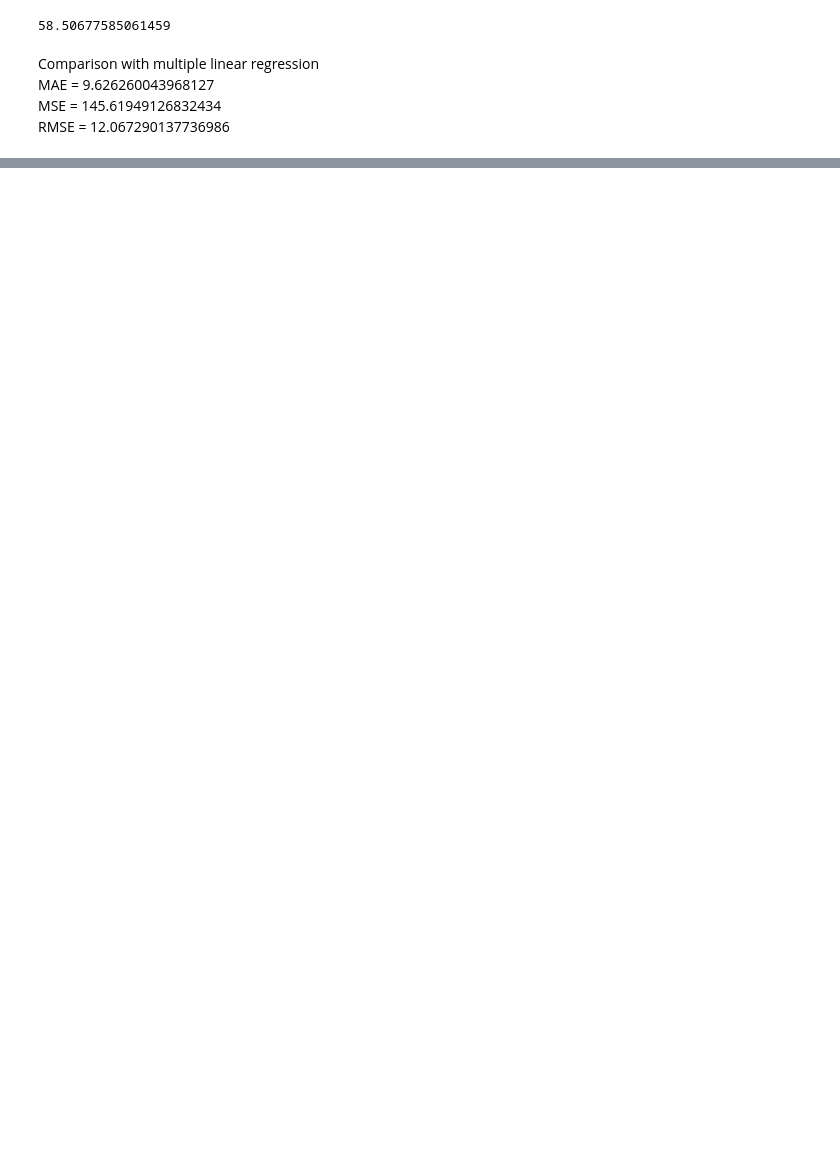
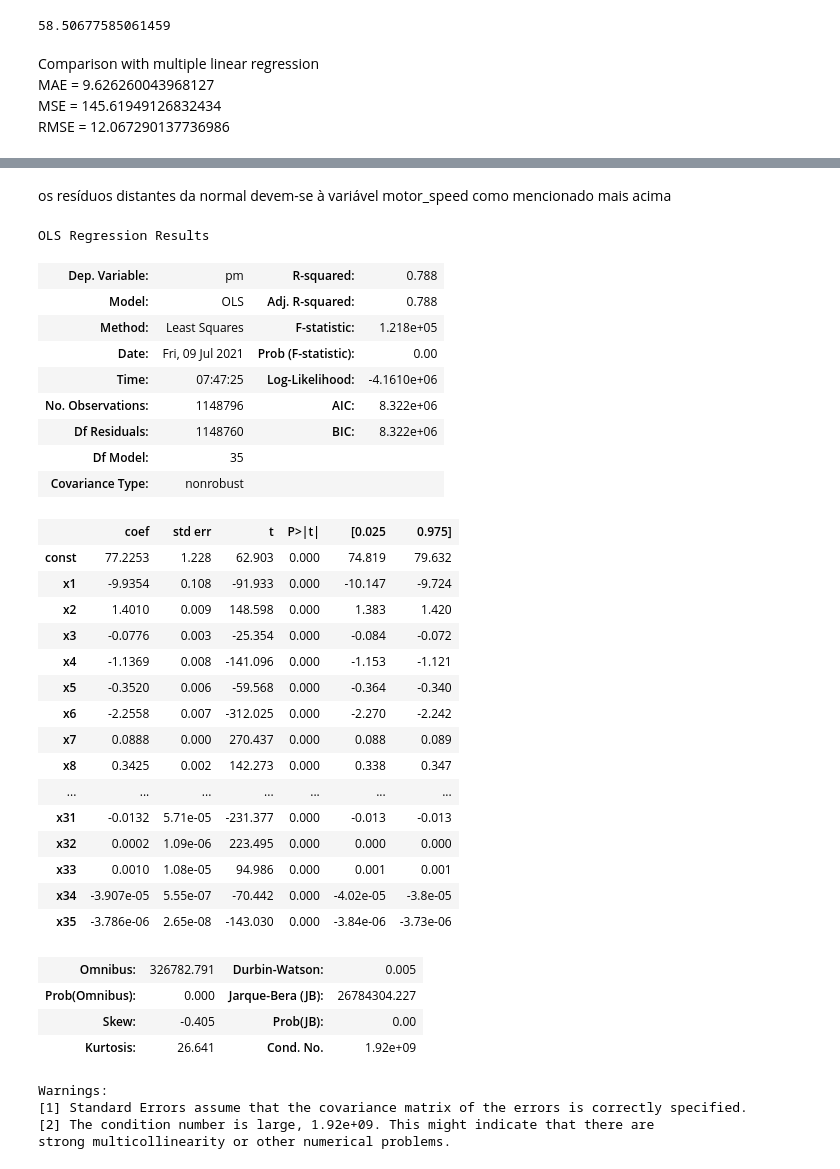
Before and after one commit to EliseuODaniel/Analise_temperatura_motor_eletrico, a Jupyter notebook: analise_3_Polynomial_Regressionl.ipynb, the cells around one changed output, grey strips where cells are left out. Drawn from its saved outputs; the diff is of its cells as text; code cells hidden in the pictures; blank space fills up the shorter version.

```diff
--- a/analise_3_Polynomial_Regressionl.ipynb
+++ b/analise_3_Polynomial_Regressionl.ipynb
@@ -143,0 +146,42 @@ _ = sp.stats.probplot(test_res,plot=ax)
+# %% [markdown]
+os resíduos distantes da normal devem-se à variável motor_speed como mencionado mais acima
+# %%
+import statsmodels.api as sm
+X_train_const = sm.add_constant(X_train_poly_features)
+lin_reg = sm.OLS(y_train,X_train_const).fit()
+lin_reg.summary()
+# %% [output]
+OLS Regression Results
+| Dep. Variable: | pm | R-squared: | 0.788 |
+| Model: | OLS | Adj. R-squared: | 0.788 |
+| Method: | Least Squares | F-statistic: | 1.218e+05 |
+| Date: | Fri, 09 Jul 2021 | Prob (F-statistic): | 0.00 |
+| Time: | 07:47:25 | Log-Likelihood: | -4.1610e+06 |
+| No. Observations: | 1148796 | AIC: | 8.322e+06 |
+| Df Residuals: | 1148760 | BIC: | 8.322e+06 |
+| Df Model: | 35 |  |  |
+| Covariance Type: | nonrobust |  |  |
+|  | coef | std err | t | P>|t| | [0.025 | 0.975] |
+| const | 77.2253 | 1.228 | 62.903 | 0.000 | 74.819 | 79.632 |
+| x1 | -9.9354 | 0.108 | -91.933 | 0.000 | -10.147 | -9.724 |
+| x2 | 1.4010 | 0.009 | 148.598 | 0.000 | 1.383 | 1.420 |
+| x3 | -0.0776 | 0.003 | -25.354 | 0.000 | -0.084 | -0.072 |
+| x4 | -1.1369 | 0.008 | -141.096 | 0.000 | -1.153 | -1.121 |
+| x5 | -0.3520 | 0.006 | -59.568 | 0.000 | -0.364 | -0.340 |
+| x6 | -2.2558 | 0.007 | -312.025 | 0.000 | -2.270 | -2.242 |
+| x7 | 0.0888 | 0.000 | 270.437 | 0.000 | 0.088 | 0.089 |
+| x8 | 0.3425 | 0.002 | 142.273 | 0.000 | 0.338 | 0.347 |
+| ... | ... | ... | ... | ... | ... | ... |
+| x31 | -0.0132 | 5.71e-05 | -231.377 | 0.000 | -0.013 | -0.013 |
+| x32 | 0.0002 | 1.09e-06 | 223.495 | 0.000 | 0.000 | 0.000 |
+| x33 | 0.0010 | 1.08e-05 | 94.986 | 0.000 | 0.001 | 0.001 |
+| x34 | -3.907e-05 | 5.55e-07 | -70.442 | 0.000 | -4.02e-05 | -3.8e-05 |
+| x35 | -3.786e-06 | 2.65e-08 | -143.030 | 0.000 | -3.84e-06 | -3.73e-06 |
+| Omnibus: | 326782.791 | Durbin-Watson: | 0.005 |
+| Prob(Omnibus): | 0.000 | Jarque-Bera (JB): | 26784304.227 |
+| Skew: | -0.405 | Prob(JB): | 0.00 |
+| Kurtosis: | 26.641 | Cond. No. | 1.92e+09 |
+Warnings:
+[1] Standard Errors assume that the covariance matrix of the errors is correctly specified.
+[2] The condition number is large, 1.92e+09. This might indicate that there are
+strong multicollinearity or other numerical problems.
```
Also changed, not shown: parts of 11 cells of this notebook.
